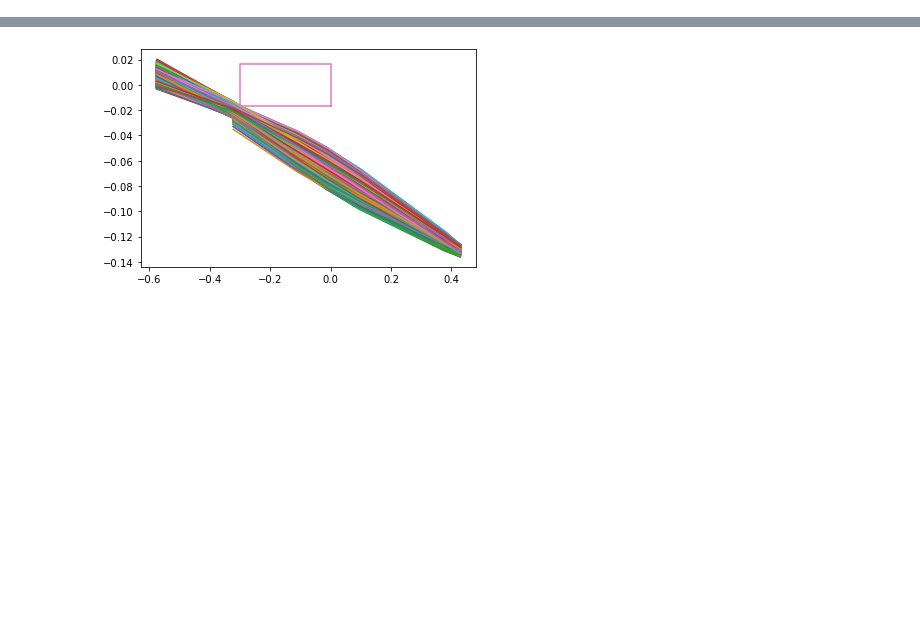
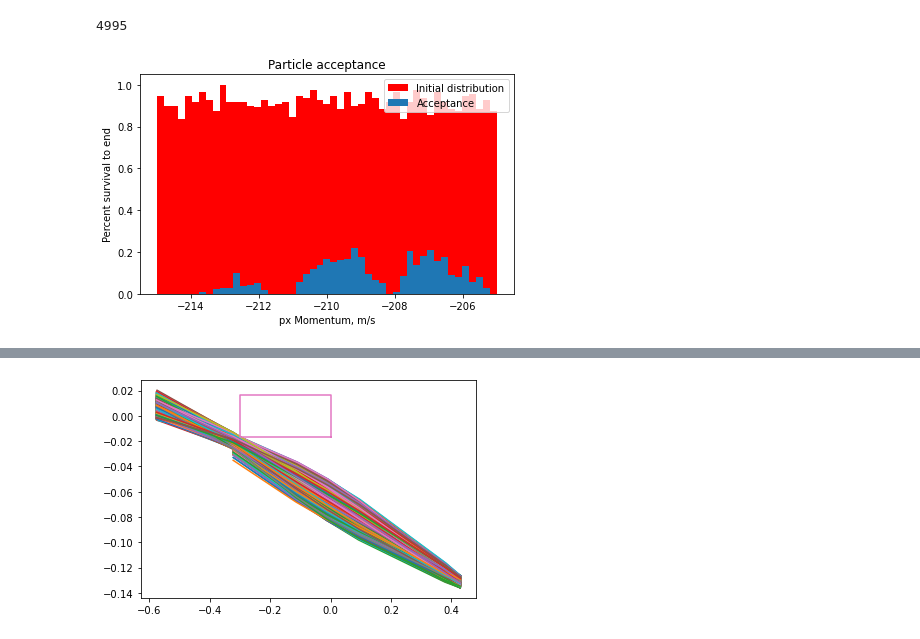
Before and after one commit to BillyTheKidPhysicist/storageRing, a Jupyter notebook: storageRingModel/notebook.ipynb, the cells around one changed output, grey strips where cells are left out. Saved outputs shown, nothing was run; the diff lists cells and outputs as text; code cells hidden in the pictures; blank space fills up the shorter version.

Commit message:
improved phase space analyzer. Added new initial particles, fixing a bug in original. other minor changes

```diff
--- a/storageRingModel/notebook.ipynb
+++ b/storageRingModel/notebook.ipynb
@@ -10,4 +0,0 @@ from ParticleTracerClass import ParticleTracer
-# %%
-from phaseSpaceAnalyzer import make_Test_Swarm_And_Lattice,PhaseSpaceAnalyzer
-from helperTools import *
-swarm,PTL=make_Test_Swarm_And_Lattice(numParticles=1028,totalTime=1)
@@ -103,0 +404,6 @@ sol.fun,rOffset #(9.321391417934391e-05, 0.0038778991699218723)
+# %%
+from helperTools import *
+from latticeModels import make_Ring_And_Injector_Version3
+X=np.array([0.022221689224243165, 0.010288672447204592, 0.03532622396945953 ,
+            0.005947698560208083, 0.0891025371849537  , 0.4129647046327591  ])
+PTL_Ring,PTL_Injector=make_Ring_And_Injector_Version3(X)
@@ -103,0 +415,31 @@ sol.fun,rOffset #(9.321391417934391e-05, 0.0038778991699218723)
+# %%
+from storageRingOptimizer import LatticeOptimizer
+model=LatticeOptimizer(PTL_Ring,PTL_Injector)
+model.swarmInjectorInitial=model.swarmTracerInjector.initalize_PseudoRandom_Swarm_In_Phase_Space(5e-3,10.0,5.0,5000)
+swarmInjectorTraced=model.swarmTracerInjector.trace_Swarm_Through_Lattice(model.swarmInjectorInitial,5e-6,1.0)
+swarmRingInitial=model.transform_Swarm_From_Injector_Frame_To_Ring_Frame(swarmInjectorTraced,copyParticles=True,
+                                                                         onlyUnclipped=False)
+swarmRingTraced=model.swarmTracerRing.trace_Swarm_Through_Lattice(swarmRingInitial,5e-6,5,parallel=True,accelerated=True)
+assert len(swarmRingTraced.particles)==len(swarmInjectorTraced.particles)
+# %%
+swarmSystemTraced=Swarm()
+for particleInjector,particleRing in zip(swarmInjectorTraced.particles,swarmRingTraced.particles):
+    assert particleInjector.traced is True
+    particle=Particle(qi=particleInjector.qi,pi=particleInjector.pi)
+    particle.traced=True
+    didParticleInjectorClip=particleInjector.clipped or model.does_Injector_Particle_Clip_On_Ring(particleInjector)
+    if didParticleInjectorClip:
+        particle.clipped=didParticleInjectorClip
+    else:
+        particle.T=particleInjector.T+particleRing.T
+        particle.clipped=particleRing.clipped
+    swarmSystemTraced.add(particle)
+len(swarmSystemTraced.particles)
+# %% [output]
+4995
+# %%
+# from phaseSpaceAnalyzer import PhaseSpaceAnalyzer
+pa=PhaseSpaceAnalyzer(swarmSystemTraced,PTL_Ring)
+pa.plot_Acceptance_1D_Histogram('px',numBins=50)
+# %% [output]
+[figure, added]
```
Also changed, not shown: parts of 11 cells of this notebook, 7 other files.
